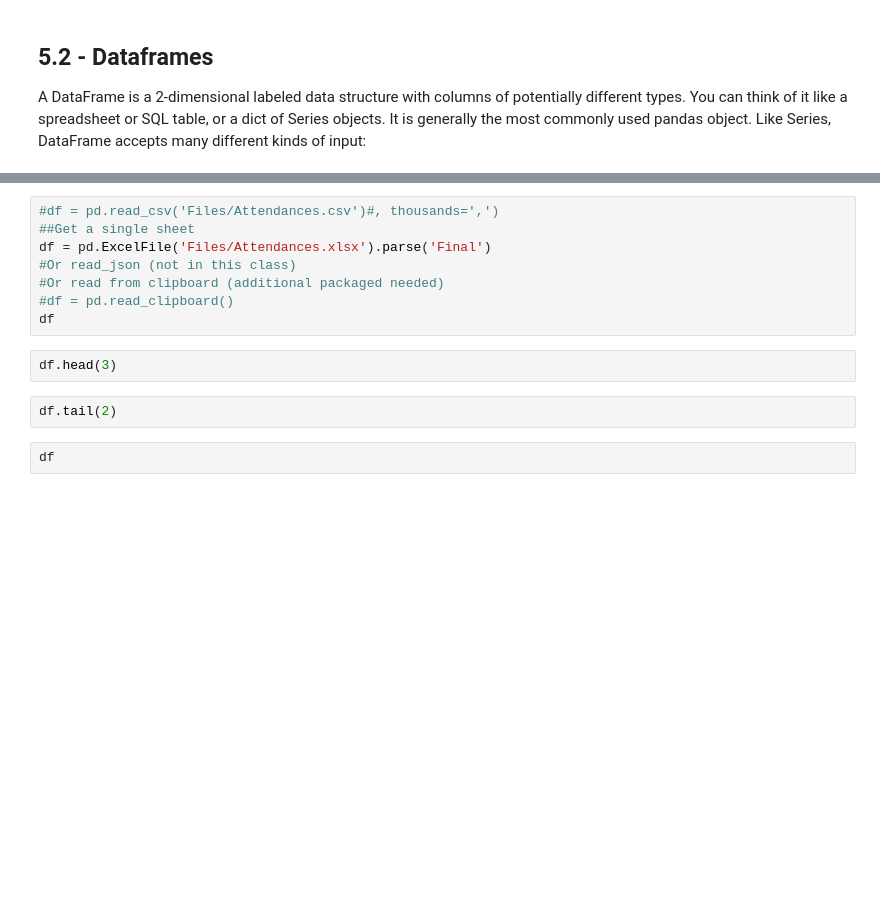
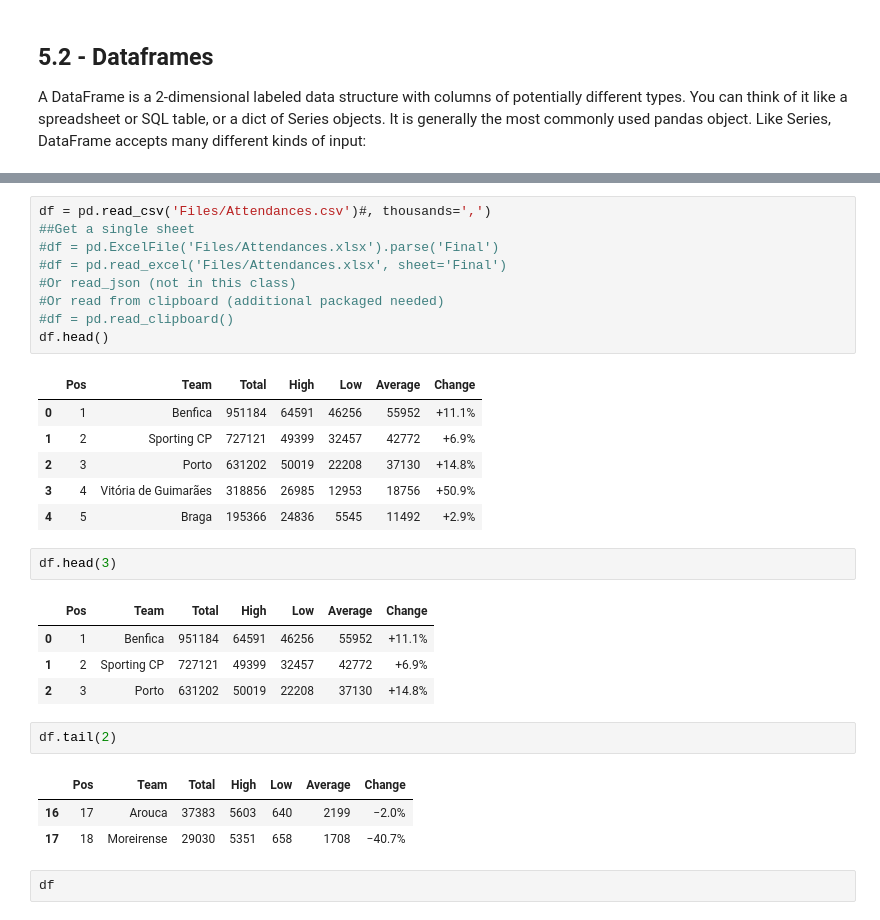
Before and after one commit to guimarais/ipc, a Jupyter notebook: 5 - Data sets with pandas.ipynb, the cells around one changed output, grey strips where cells are left out. Cells and saved outputs as stored; diff of their text form; blank space fills up the shorter version.

```diff
--- a/5 - Data sets with pandas.ipynb
+++ b/5 - Data sets with pandas.ipynb
@@ -58,15 +115,32 @@ webbrowser.open(url)
 # %%
-#df = pd.read_csv('Files/Attendances.csv')#, thousands=',')
+df = pd.read_csv('Files/Attendances.csv')#, thousands=',')
 ##Get a single sheet
-df = pd.ExcelFile('Files/Attendances.xlsx').parse('Final')
+#df = pd.ExcelFile('Files/Attendances.xlsx').parse('Final')
+#df = pd.read_excel('Files/Attendances.xlsx', sheet='Final')
 #Or read_json (not in this class)
 #Or read from clipboard (additional packaged needed)
 #df = pd.read_clipboard()
-df
+df.head()
+# %% [output]
+|  | Pos | Team | Total | High | Low | Average | Change |
+| 0 | 1 | Benfica | 951184 | 64591 | 46256 | 55952 | +11.1% |
+| 1 | 2 | Sporting CP | 727121 | 49399 | 32457 | 42772 | +6.9% |
+| 2 | 3 | Porto | 631202 | 50019 | 22208 | 37130 | +14.8% |
+| 3 | 4 | Vitória de Guimarães | 318856 | 26985 | 12953 | 18756 | +50.9% |
+| 4 | 5 | Braga | 195366 | 24836 | 5545 | 11492 | +2.9% |
 # %%
 df.head(3)
+# %% [output]
+|  | Pos | Team | Total | High | Low | Average | Change |
+| 0 | 1 | Benfica | 951184 | 64591 | 46256 | 55952 | +11.1% |
+| 1 | 2 | Sporting CP | 727121 | 49399 | 32457 | 42772 | +6.9% |
+| 2 | 3 | Porto | 631202 | 50019 | 22208 | 37130 | +14.8% |
 # %%
 df.tail(2)
+# %% [output]
+|  | Pos | Team | Total | High | Low | Average | Change |
+| 16 | 17 | Arouca | 37383 | 5603 | 640 | 2199 | −2.0% |
+| 17 | 18 | Moreirense | 29030 | 5351 | 658 | 1708 | −40.7% |
 # %%
 df
 # %%
```
Also changed, not shown: parts of 33 cells of this notebook, 3 other files.
